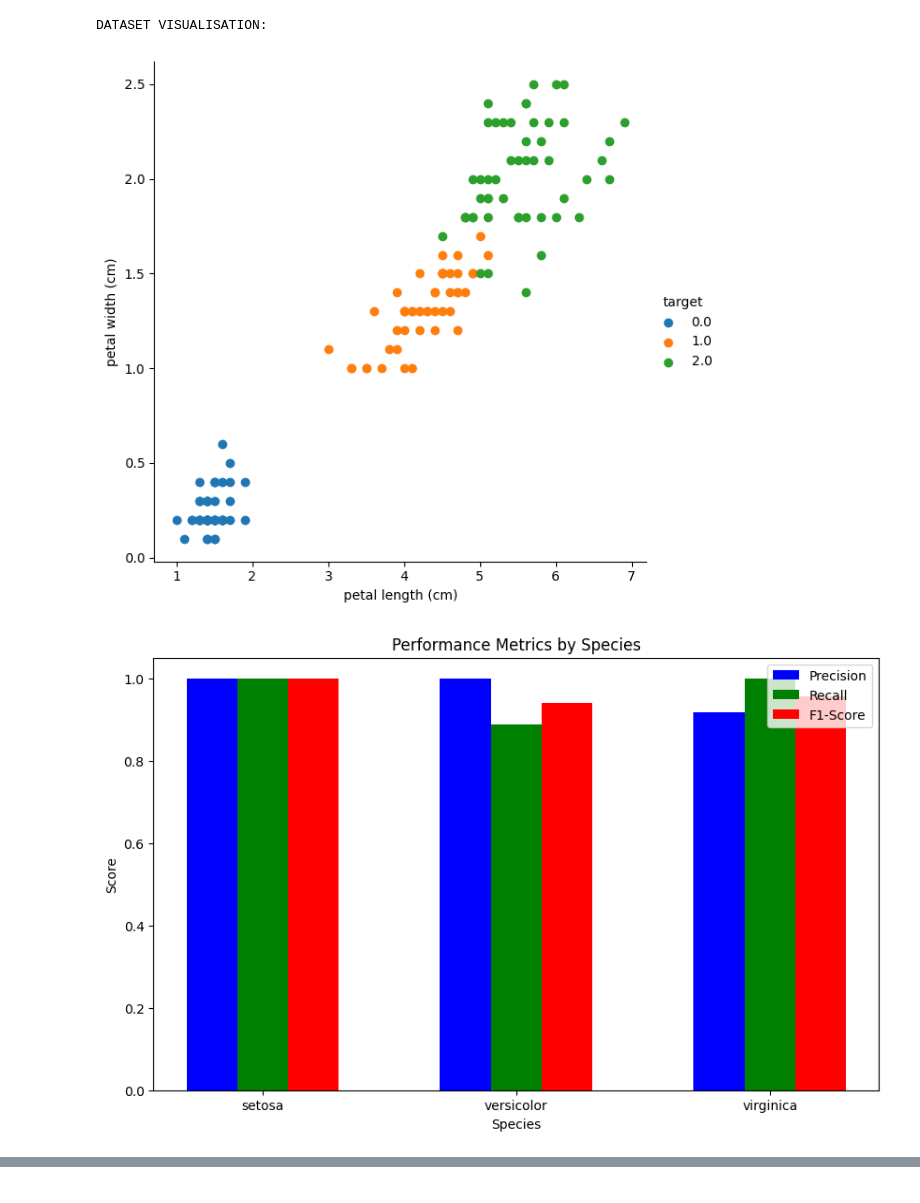
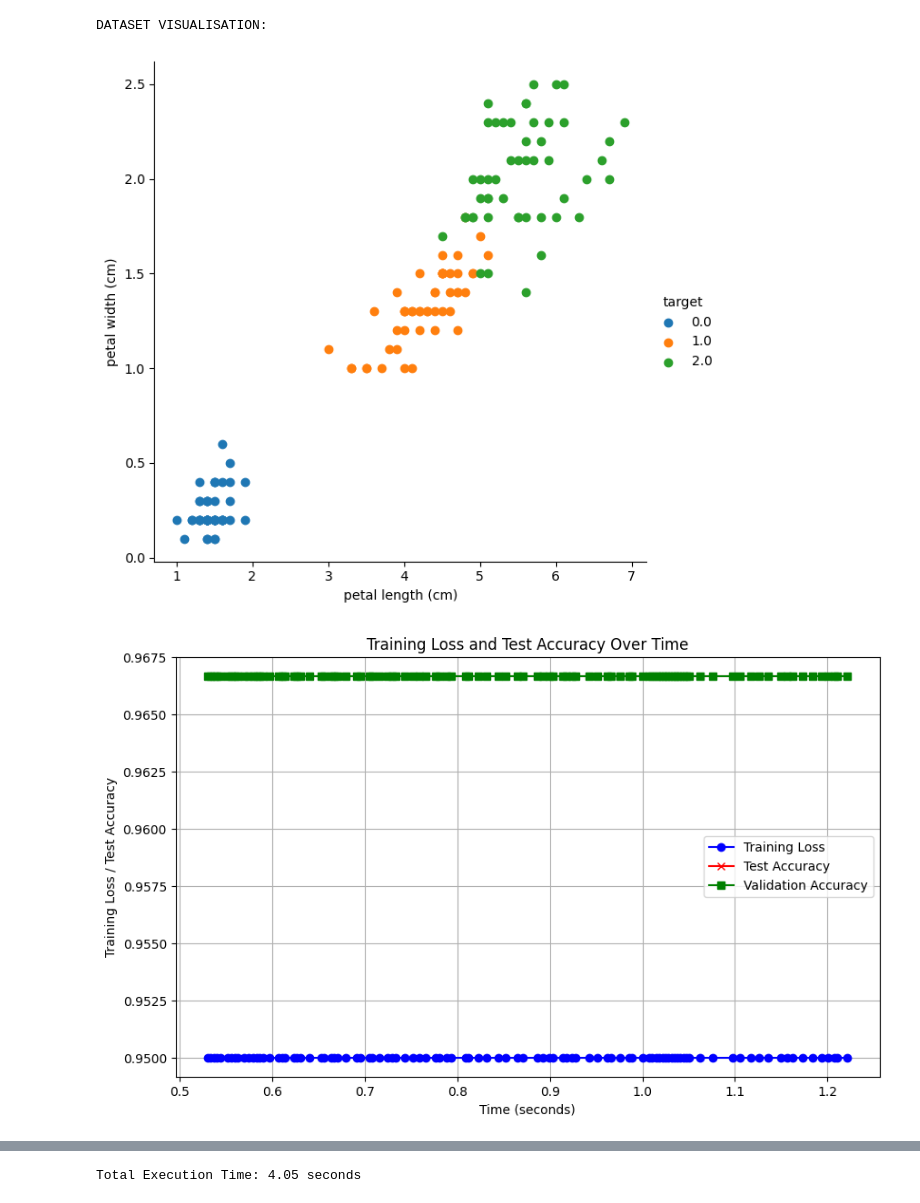
Before and after one commit to JoysgitHub/AI-COLLAB, a Jupyter notebook: DECISION_TREE_IRIS_FINAL.ipynb, the cells around one changed output, grey strips where cells are left out. Drawn from its saved outputs; the diff is of its cells as text; code cells hidden in the pictures.

```diff
--- a/DECISION_TREE_IRIS_FINAL.ipynb
+++ b/DECISION_TREE_IRIS_FINAL.ipynb
@@ -36,17 +36,51 @@ X_train, X_test, y_train, y_test = train_test_split(iris.data, iris.target, test
 # Initialize a DecisionTreeClassifier object with specific hyperparameters
 model = DecisionTreeClassifier(criterion="entropy", max_depth=2, min_samples_leaf=5)
 
+
+# Lists to store training loss at each iteration
+train_losses = []
+val_losses = []
+test_accuracies = []
+test_time = []
+
+# Train the decision tree classifier on the training set
+for i in range(100):  # assuming 100 iterations
+    model.fit(X_train, y_train)
+    train_losses.append(model.score(X_train, y_train))
+    val_losses.append(model.score(X_test, y_test))
+    test_accuracies.append(model.score(X_test, y_test))
+    time_now = time.time() - start_time
+    test_time.append(time_now)
+
+# Plotting both training loss and test accuracy over time
+plt.figure(figsize=(10, 6))
+plt.plot(test_time, train_losses, marker='o', color='b', label='Training Loss')
+plt.plot(test_time, test_accuracies, marker='x', color='r', label='Test Accuracy')
+plt.plot(test_time, val_losses , marker='s', color='g', label='Validation Accuracy')
+plt.xlabel('Time (seconds)')
+plt.ylabel('Training Loss / Test Accuracy')
+plt.title('Training Loss and Test Accuracy Over Time')
+plt.legend()
+plt.grid(True)
+plt.show()
+
+
+
+# Evaluate the model on the testing set
+test_accuracy = model.score(X_test, y_test)
+print(f"Test set accuracy: {test_accuracy*100:.2f} %")
+
+
 # The choice of criterion affects how the decision tree splits nodes (either based on Gini impurity or information gain).
 # The max_depth limits the depth of the tree, controlling its complexity and preventing overfitting.
 
 # Train the decision tree classifier on the training set
-model.fit(X_train, y_train)
+#model.fit(X_train, y_train)
 
 predicted_test = model.predict(X_test)
 
 # Calculate precision, recall, and F1-score for each class
 precision, recall, f1_score, _ = metrics.precision_recall_fscore_support(y_test, predicted_test, average=None)
-
 
 
 # Create a bar plot showing precision, recall, and F1-score for each class
@@ -68,40 +102,38 @@ plt.show()
 test_accuracy = model.score(X_test, y_test)
 print(f"Test set accuracy: {test_accuracy*100:.2f} %")
 
-
-
 # Make predictions on the test set
 predicted_test = model.predict(X_test)
 print(metrics.classification_report(y_test, predicted_test))
 
 # Calculate and print the confusion matrix for the test set
 conf_matrix_test = metrics.confusion_matrix(y_test, predicted_test)
-print(conf_matrix_test)
+
 
 # Plot the confusion matrix for the test set
 plt.figure(figsize=(8, 6))
 sns.heatmap(conf_matrix_test, annot=True, fmt='d', cmap='Greens', xticklabels=iris.target_names, yticklabels=iris.target_names)
 plt.xlabel('Predicted')
 plt.ylabel('True')
 plt.title('Confusion Matrix')
 plt.show()
 
 # Record the end time
 end_time = time.time()
 
 # Calculate the total execution time
 execution_time = end_time - start_time
 print("Total Execution Time: {:.2f} seconds".format(execution_time))
 
 # Create a time vs accuracy graph
 #plt.figure(figsize=(10, 6))
 #plt.plot(execution_time, test_accuracy, marker='o', color='b')
 #plt.xlabel('Execution Time (seconds)')
 #plt.ylabel('Test Accuracy')
 #plt.title('Execution Time vs Test Accuracy')
 #plt.grid(True)
 #plt.show()
 # %% [output]
 DATASET VISUALISATION:
 [figure]
-[figure, old version]
+[figure, new version]
@@ -123,0 +157 @@ Total Execution Time: 3.17 seconds
+Total Execution Time: 4.05 seconds
```
Also changed, not shown: parts of 1 cell of this notebook.
